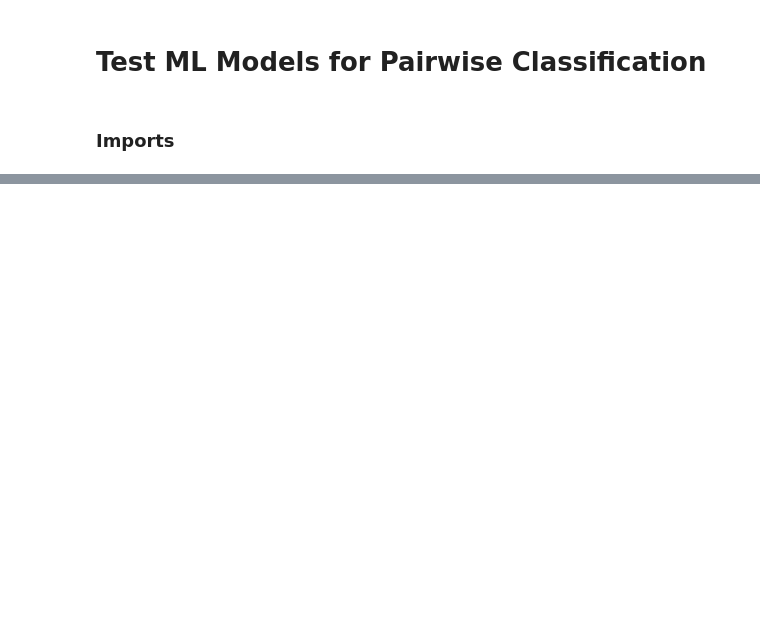
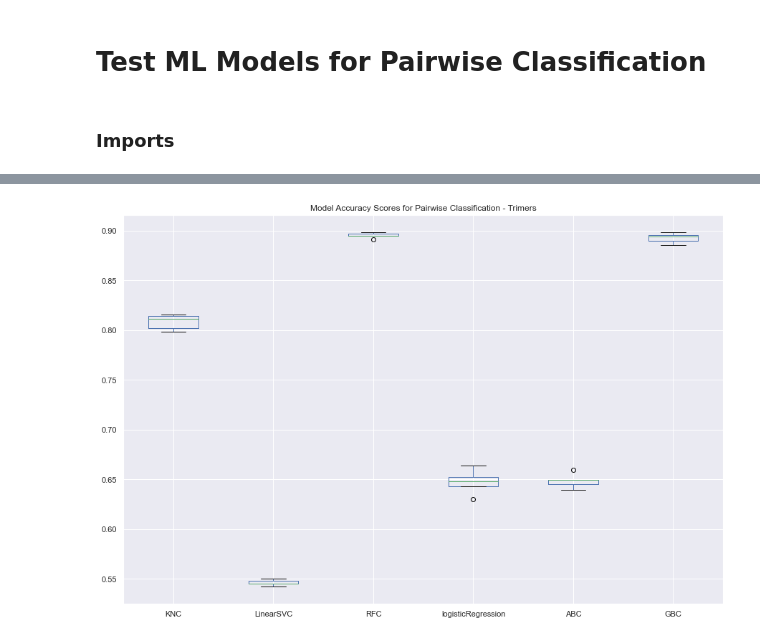
Before and after one commit to sharyar/DerdaLab-Project2, a Jupyter notebook: 02_MLModels/PairWiseModelTesting.ipynb, the cells around one changed output, grey strips where cells are left out. Drawn from its saved outputs; the diff is of its cells as text; code cells hidden in the pictures; blank space fills up the shorter version.

```diff
--- a/02_MLModels/PairWiseModelTesting.ipynb
+++ b/02_MLModels/PairWiseModelTesting.ipynb
@@ -61,0 +51,11 @@ pred_kneigh = cross_val_predict(kneigh, X, y, verbose=1, cv=3, n_jobs=-1)
+# %%
+X_train = X_train.values
+X_test = X_test.values
+y_train = y_train.values
+y_test = y_test.values
+# %%
+# Scaling the data:
+if (input('Scaled the data? y/n').lower() == 'y'):
+    feature_scaler = StandardScaler()
+    X_train = feature_scaler.fit_transform(X_train)
+    X_test = feature_scaler.transform(X_test)
@@ -61,0 +101,2 @@ pred_kneigh = cross_val_predict(kneigh, X, y, verbose=1, cv=3, n_jobs=-1)
+# %%
+trimer_scores = runMLTests('s', 5, 'trimers', 42)
@@ -61,0 +143,5 @@ pred_kneigh = cross_val_predict(kneigh, X, y, verbose=1, cv=3, n_jobs=-1)
+# %%
+df_scores = pd.DataFrame(trimer_scores)
+df_scores.to_csv('score-trimers-pairwise-august-9.csv')
+df_predictions = pd.DataFrame(trimer_predictions)
+df_predictions.to_csv('pred-trimers-pairwise-august-9.csv')
@@ -61,0 +162,6 @@ pred_kneigh = cross_val_predict(kneigh, X, y, verbose=1, cv=3, n_jobs=-1)
+# %%
+df_scores.plot(kind='box', figsize=(15, 10),
+                   title="Model Accuracy Scores for Pairwise Classification - Trimers")
+plt.savefig('pairwise-classifier-results-aug-10.png', bbox_inches='tight', format='png')
+# %% [output]
+[figure, added]
```
Also changed, not shown: parts of 29 cells of this notebook, 2 other files.
